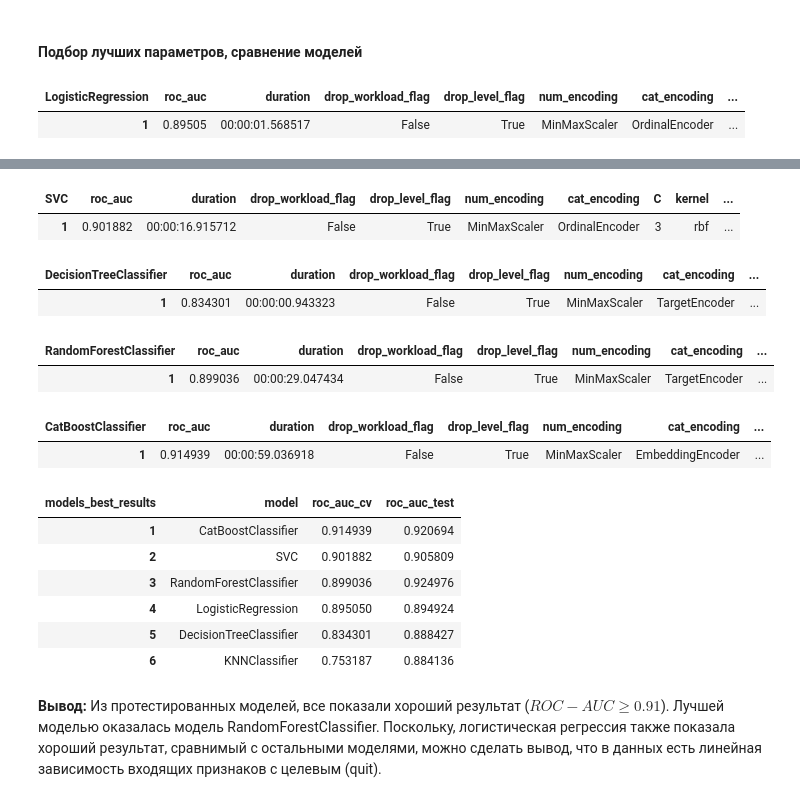
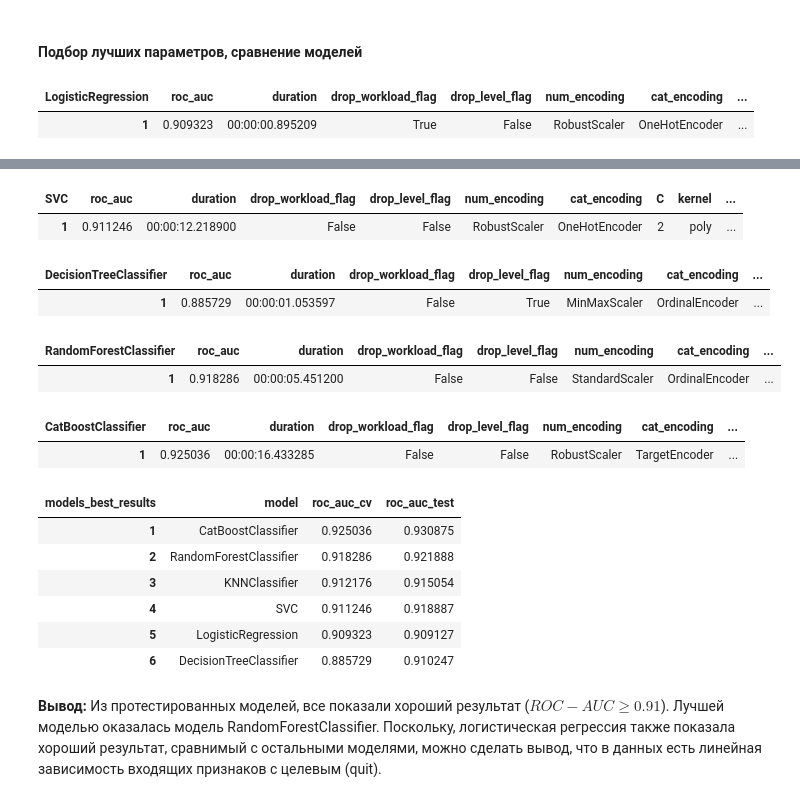
Before and after one commit to nightcarpenter/DismissalEmployees, a Jupyter notebook: project.ipynb, the cells around one changed output, grey strips where cells are left out. Cells and saved outputs as stored; diff of their text form; code cells hidden in the pictures.

```diff
--- a/project.ipynb
+++ b/project.ipynb
@@ -2834,10 +2835,10 @@ study = Study(X_train_quit, y_train_quit, X_test_quit, y_test_quit, reg_clas_fla
 models_for_test_list = ['LogisticRegression', 'KNNClassifier', 'SVC', 'DecisionTreeClassifier', 'RandomForestClassifier', 'CatBoostClassifier']
 study.set_models_list(models_for_test_list)
 study.set_model_score('roc_auc')
-study.set_trials_num(1)
+study.set_trials_num(20)
 study.set_show_trials_num(1)
 study.run()
 # %% [output]
 | LogisticRegression | roc_auc | duration | drop_workload_flag | drop_level_flag | num_encoding | cat_encoding | ... |
-| 1 | 0.89505 | 00:00:01.568517 | False | True | MinMaxScaler | OrdinalEncoder | ... |
+| 1 | 0.909323 | 00:00:00.895209 | True | False | RobustScaler | OneHotEncoder | ... |
 | KNNClassifier | roc_auc | duration | drop_workload_flag | drop_level_flag | num_encoding | cat_encoding | algorithm | ... |
@@ -2845,18 +2846,18 @@ study.run()
 | SVC | roc_auc | duration | drop_workload_flag | drop_level_flag | num_encoding | cat_encoding | C | kernel | ... |
-| 1 | 0.901882 | 00:00:16.915712 | False | True | MinMaxScaler | OrdinalEncoder | 3 | rbf | ... |
+| 1 | 0.911246 | 00:00:12.218900 | False | False | RobustScaler | OneHotEncoder | 2 | poly | ... |
 | DecisionTreeClassifier | roc_auc | duration | drop_workload_flag | drop_level_flag | num_encoding | cat_encoding | ... |
-| 1 | 0.834301 | 00:00:00.943323 | False | True | MinMaxScaler | TargetEncoder | ... |
+| 1 | 0.885729 | 00:00:01.053597 | False | True | MinMaxScaler | OrdinalEncoder | ... |
 | RandomForestClassifier | roc_auc | duration | drop_workload_flag | drop_level_flag | num_encoding | cat_encoding | ... |
-| 1 | 0.899036 | 00:00:29.047434 | False | True | MinMaxScaler | TargetEncoder | ... |
+| 1 | 0.918286 | 00:00:05.451200 | False | False | StandardScaler | OrdinalEncoder | ... |
 | CatBoostClassifier | roc_auc | duration | drop_workload_flag | drop_level_flag | num_encoding | cat_encoding | ... |
-| 1 | 0.914939 | 00:00:59.036918 | False | True | MinMaxScaler | EmbeddingEncoder | ... |
+| 1 | 0.925036 | 00:00:16.433285 | False | False | RobustScaler | TargetEncoder | ... |
 | models_best_results | model | roc_auc_cv | roc_auc_test |
-| 1 | CatBoostClassifier | 0.914939 | 0.920694 |
-| 2 | SVC | 0.901882 | 0.905809 |
-| 3 | RandomForestClassifier | 0.899036 | 0.924976 |
-| 4 | LogisticRegression | 0.895050 | 0.894924 |
-| 5 | DecisionTreeClassifier | 0.834301 | 0.888427 |
-| 6 | KNNClassifier | 0.753187 | 0.884136 |
+| 1 | CatBoostClassifier | 0.925036 | 0.930875 |
+| 2 | RandomForestClassifier | 0.918286 | 0.921888 |
+| 3 | KNNClassifier | 0.912176 | 0.915054 |
+| 4 | SVC | 0.911246 | 0.918887 |
+| 5 | LogisticRegression | 0.909323 | 0.909127 |
+| 6 | DecisionTreeClassifier | 0.885729 | 0.910247 |
 # %% [markdown]
 **Вывод:** Из протестированных моделей, все показали хороший результат ($ ROC-AUC \geq 0.91 $). Лучшей моделью оказалась модель RandomForestClassifier. Поскольку, логистическая регрессия также показала хороший результат, сравнимый с остальными моделями, можно сделать вывод, что в данных есть линейная зависимость входящих признаков с целевым (quit).
 # %% [markdown]
```
Also changed, not shown: parts of 23 cells of this notebook.
